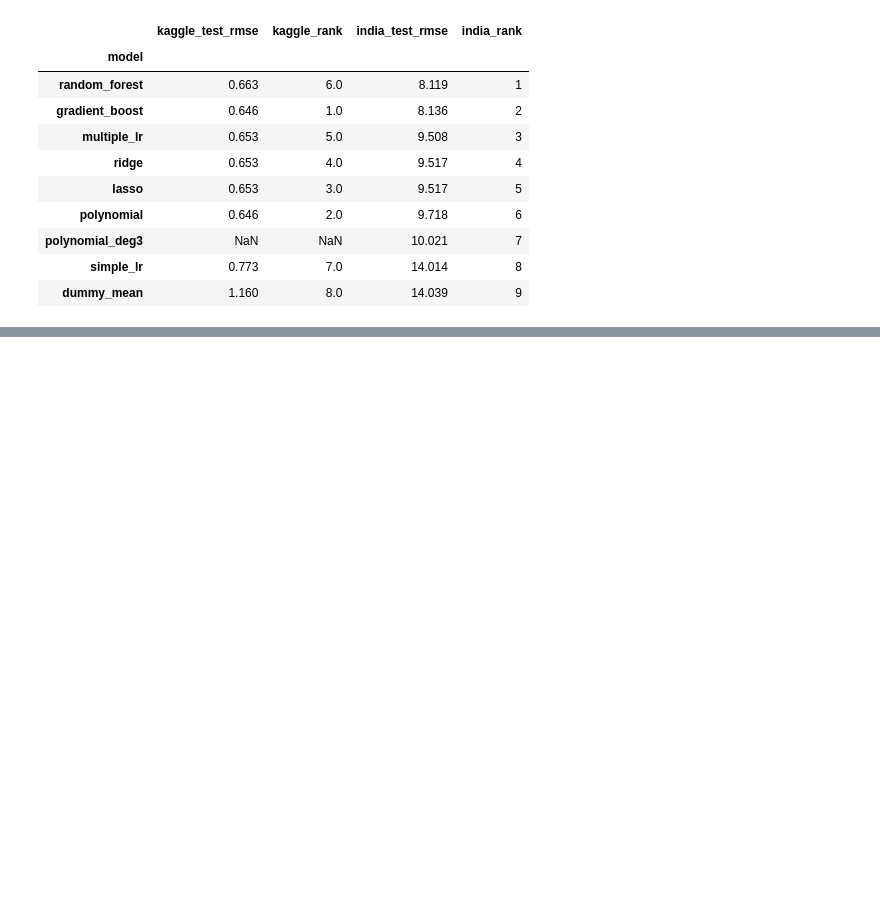
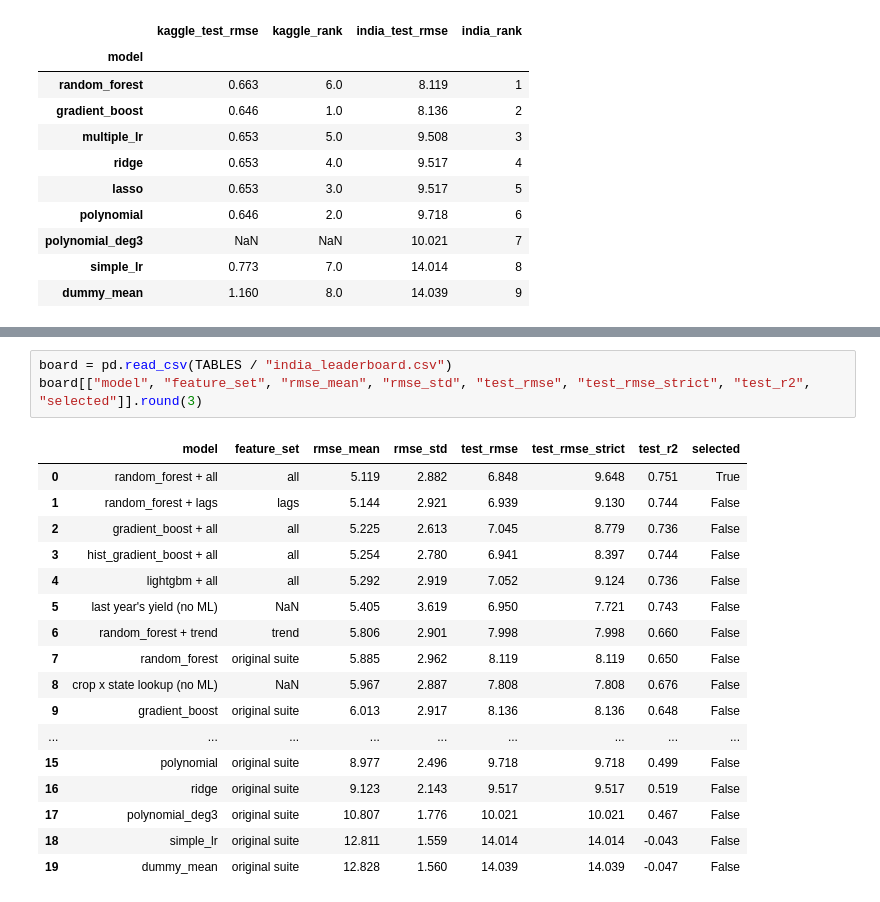
Before and after one commit to SauravLamba17/CropYieldPrediction, a Jupyter notebook: notebooks/04_india.ipynb, the cells around one changed output, grey strips where cells are left out. Drawn from its saved outputs; the diff is of its cells as text; blank space fills up the shorter version.

```diff
--- a/notebooks/04_india.ipynb
+++ b/notebooks/04_india.ipynb
@@ -576,0 +627,21 @@ learn crop/state levels rather than agronomy.
+# %%
+board = pd.read_csv(TABLES / "india_leaderboard.csv")
+board[["model", "feature_set", "rmse_mean", "rmse_std", "test_rmse", "test_rmse_strict", "test_r2", "selected"]].round(3)
+# %% [output]
+|  | model | feature_set | rmse_mean | rmse_std | test_rmse | test_rmse_strict | test_r2 | selected |
+| 0 | random_forest + all | all | 5.119 | 2.882 | 6.848 | 9.648 | 0.751 | True |
+| 1 | random_forest + lags | lags | 5.144 | 2.921 | 6.939 | 9.130 | 0.744 | False |
+| 2 | gradient_boost + all | all | 5.225 | 2.613 | 7.045 | 8.779 | 0.736 | False |
+| 3 | hist_gradient_boost + all | all | 5.254 | 2.780 | 6.941 | 8.397 | 0.744 | False |
+| 4 | lightgbm + all | all | 5.292 | 2.919 | 7.052 | 9.124 | 0.736 | False |
+| 5 | last year's yield (no ML) | NaN | 5.405 | 3.619 | 6.950 | 7.721 | 0.743 | False |
+| 6 | random_forest + trend | trend | 5.806 | 2.901 | 7.998 | 7.998 | 0.660 | False |
+| 7 | random_forest | original suite | 5.885 | 2.962 | 8.119 | 8.119 | 0.650 | False |
+| 8 | crop x state lookup (no ML) | NaN | 5.967 | 2.887 | 7.808 | 7.808 | 0.676 | False |
+| 9 | gradient_boost | original suite | 6.013 | 2.917 | 8.136 | 8.136 | 0.648 | False |
+| ... | ... | ... | ... | ... | ... | ... | ... | ... |
+| 15 | polynomial | original suite | 8.977 | 2.496 | 9.718 | 9.718 | 0.499 | False |
+| 16 | ridge | original suite | 9.123 | 2.143 | 9.517 | 9.517 | 0.519 | False |
+| 17 | polynomial_deg3 | original suite | 10.807 | 1.776 | 10.021 | 10.021 | 0.467 | False |
+| 18 | simple_lr | original suite | 12.811 | 1.559 | 14.014 | 14.014 | -0.043 | False |
+| 19 | dummy_mean | original suite | 12.828 | 1.560 | 14.039 | 14.039 | -0.047 | False |
```
Also changed, not shown: parts of 17 cells of this notebook, 3 other files.
